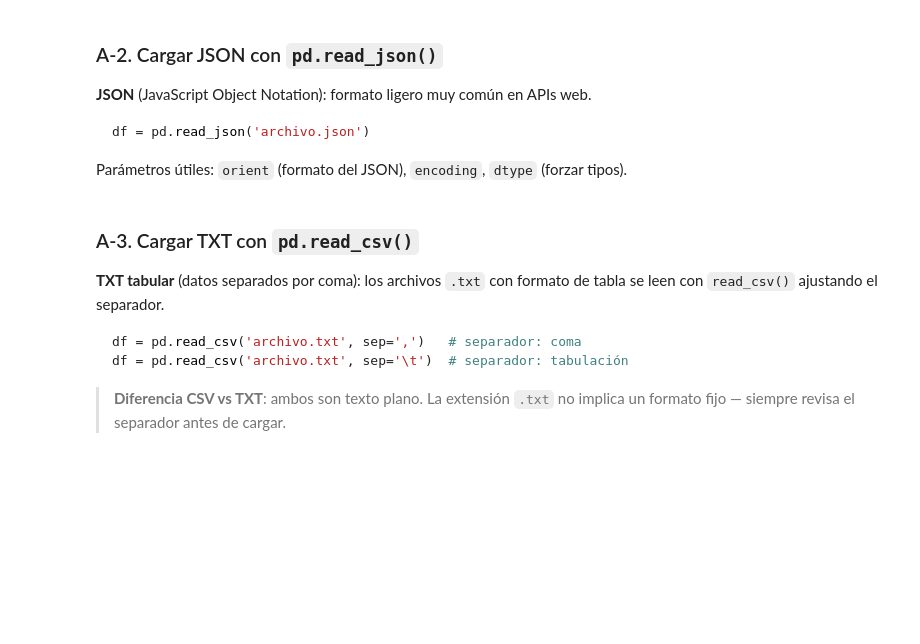
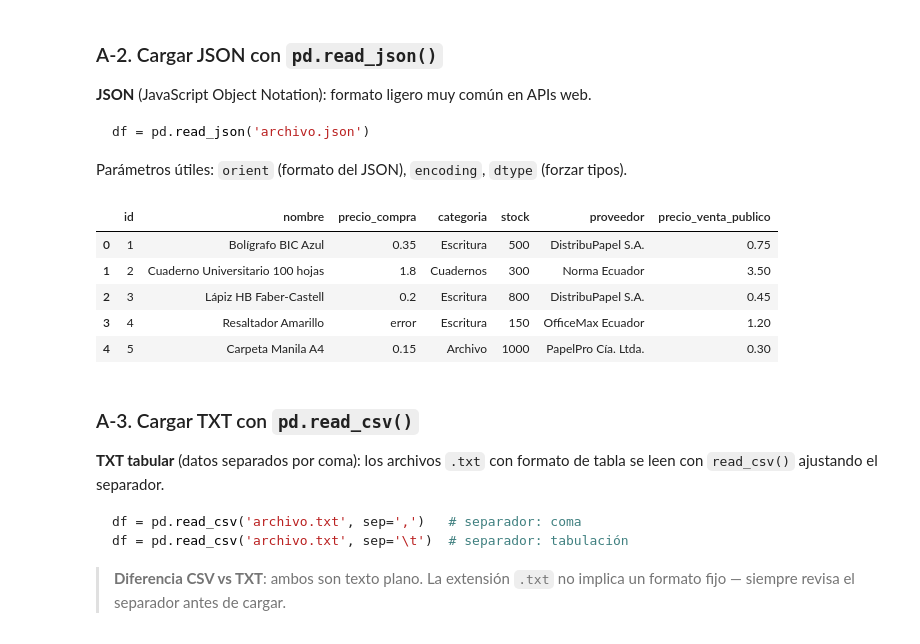
Before and after one commit to sghast/ADD, a Jupyter notebook: Parte 2 Deber/Concatenacion datos y analisis texto.ipynb, the cells around one changed output. Saved outputs shown, nothing was run; the diff lists cells and outputs as text; code cells hidden in the pictures; blank space fills up the shorter version.

````diff
--- a/Parte 2 Deber/Concatenacion datos y analisis texto.ipynb
+++ b/Parte 2 Deber/Concatenacion datos y analisis texto.ipynb
@@ -61,6 +67,16 @@ df = pd.read_json('archivo.json')
 ```
 
 Parámetros útiles: `orient` (formato del JSON), `encoding`, `dtype` (forzar tipos).
+# %%
+df_json = pd.read_json('productos.json')
+df_json.head()
+# %% [output]
+|  | id | nombre | precio_compra | categoria | stock | proveedor | precio_venta_publico |
+| 0 | 1 | Bolígrafo BIC Azul | 0.35 | Escritura | 500 | DistribuPapel S.A. | 0.75 |
+| 1 | 2 | Cuaderno Universitario 100 hojas | 1.8 | Cuadernos | 300 | Norma Ecuador | 3.50 |
+| 2 | 3 | Lápiz HB Faber-Castell | 0.2 | Escritura | 800 | DistribuPapel S.A. | 0.45 |
+| 3 | 4 | Resaltador Amarillo | error | Escritura | 150 | OfficeMax Ecuador | 1.20 |
+| 4 | 5 | Carpeta Manila A4 | 0.15 | Archivo | 1000 | PapelPro Cía. Ltda. | 0.30 |
 # %% [markdown]
 ### A-3. Cargar TXT con `pd.read_csv()`
 
````
Also changed, not shown: parts of 16 cells of this notebook, 4 other files.
